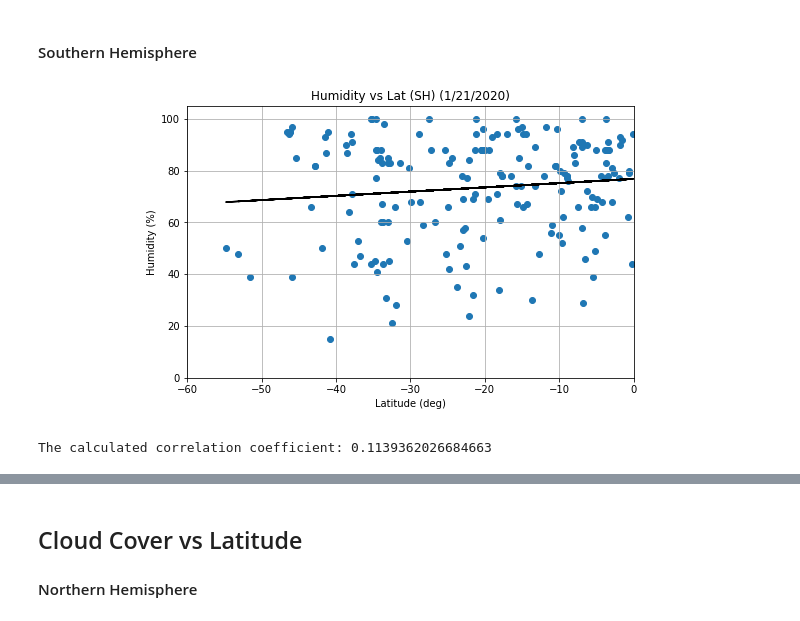
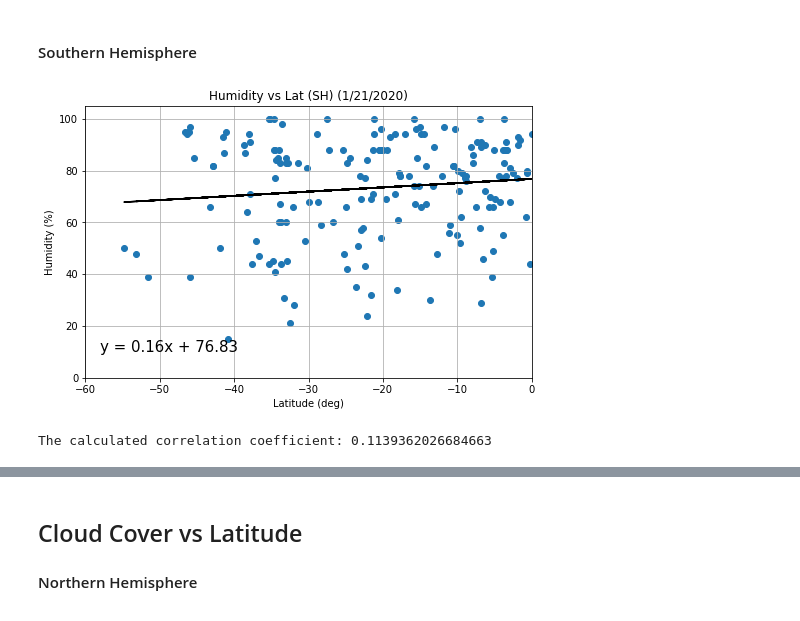
Before and after one commit to jpicca/python-api-challenge, a Jupyter notebook: WeatherPy/WeatherPy.ipynb, the cells around one changed output, grey strips where cells are left out. Saved outputs shown, nothing was run; the diff lists cells and outputs as text; code cells hidden in the pictures.

```diff
--- a/WeatherPy/WeatherPy.ipynb
+++ b/WeatherPy/WeatherPy.ipynb
@@ -134,3 +134,5 @@ day = time.gmtime(weatherDF.iloc[0,4])[2]
 formattedDate = f'{month}/{day}/{year}'
 # %%
 weatherDF.to_csv('../output_data/wxdata.csv',index=False)
+# %%
+weatherDF = pd.read_csv('../output_data/wxdata.csv')
@@ -253,13 +258,13 @@ The calculated correlation coefficient: 0.4299378062936831
 # %%
 df = weatherDF[['lat(deg)','humidity(%)']]
 df = df[df['lat(deg)'] < 0]
 
 fig, cc = plotter(df['lat(deg)'],df['humidity(%)'],f'Humidity vs Lat (SH) ({formattedDate})','Latitude (deg)',
-                  'Humidity (%)',(-70,10),[-60,0],[0,105])
+                  'Humidity (%)',(-58,10),[-60,0],[0,105])
 
 print(f'The calculated correlation coefficient: {cc}')
 
 fig.savefig('../output_data/humSH.png',dpi=300)
 # %% [output]
-[figure, old version]
+[figure, new version]
 The calculated correlation coefficient: 0.1139362026684663
```
Also changed, not shown: parts of 8 cells of this notebook, 1 other file.
